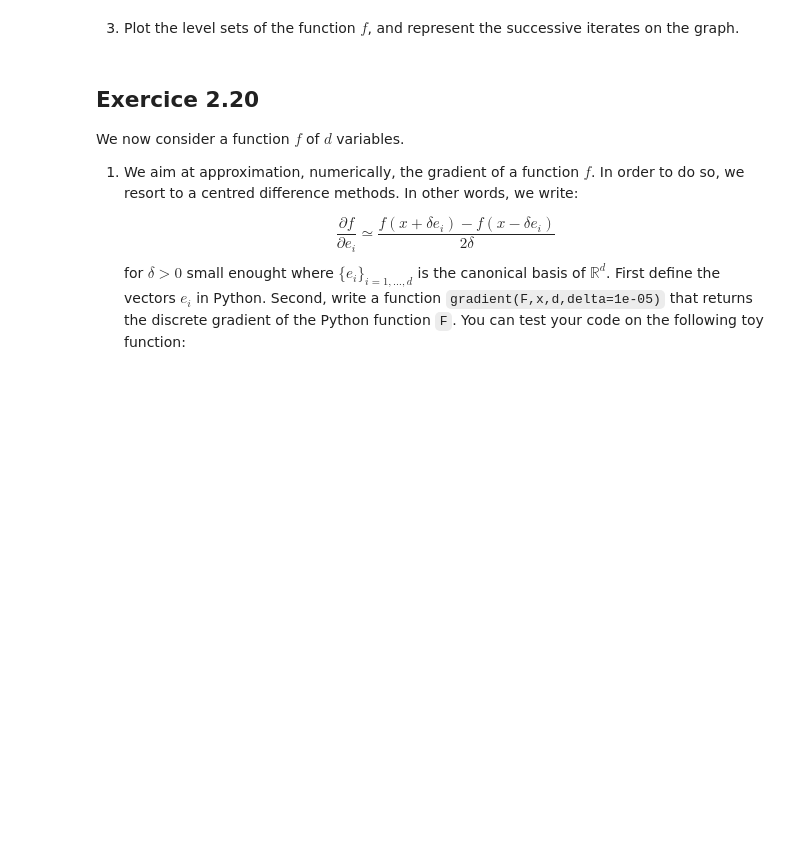
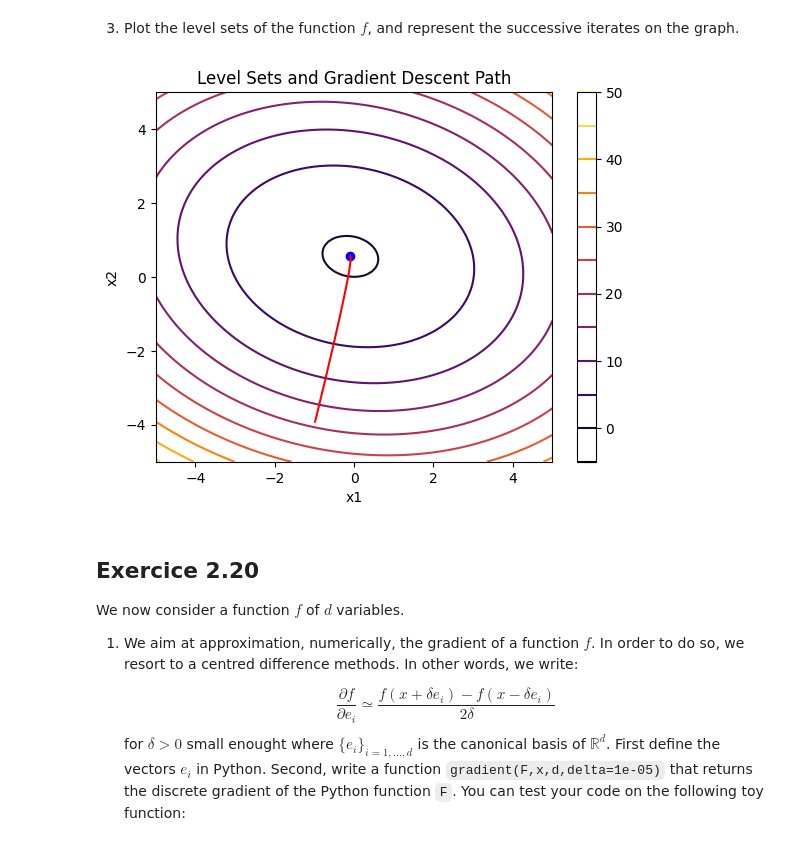
Before and after one commit to ArthurDanjou/ArtStudies, a Jupyter notebook: M1/Numerical Optimisation/ComputerSession1Subject.ipynb, the cells around one changed output. Drawn from its saved outputs; the diff is of its cells as text; code cells hidden in the pictures; blank space fills up the shorter version.

```diff
--- a/M1/Numerical Optimisation/ComputerSession1Subject.ipynb
+++ b/M1/Numerical Optimisation/ComputerSession1Subject.ipynb
@@ -230,6 +238,24 @@ ValueError: x and y can be no greater than 2D, but have shapes (1000,) and (1000
 # %% [markdown]
 3. Plot the level sets of the function $f$, and represent the successive iterates
    on the graph.
+# %%
+# Define the function to plot level sets and gradient descent path
+lim_inf, lim_sup = -5, 5
+X = Y = np.linspace(lim_inf, lim_sup, 100)
+xx, yy = np.meshgrid(X, Y)
+Z = np.array(
+    [[f(A, b, np.array([x, y])) for x in X] for y in Y])
+
+plt.contour(xx, yy, Z, levels=10, cmap='inferno')
+plt.colorbar()
+plt.plot(xk[:, 0], xk[:, 1], 'red')
+plt.scatter(x_star[0], x_star[1], c='blue')
+plt.xlabel('x1')
+plt.ylabel('x2')
+plt.title('Level Sets and Gradient Descent Path')
+plt.show()
+# %% [output]
+[figure, added]
 # %% [markdown]
 ## Exercice 2.20
 
```
Also changed, not shown: parts of 6 cells of this notebook.
